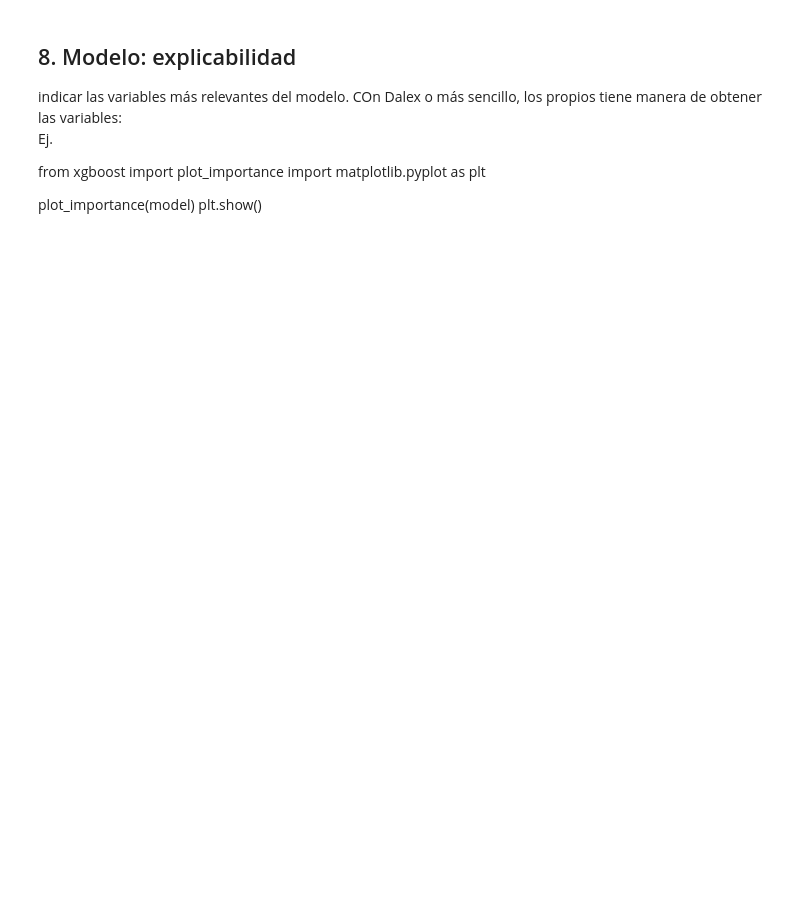
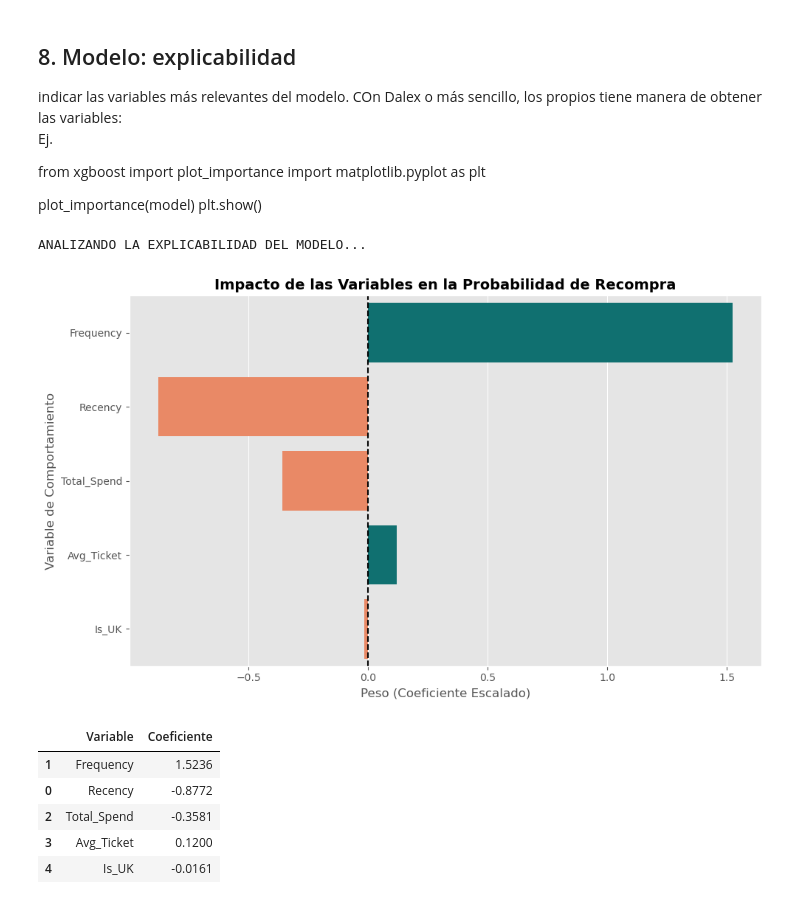
Before and after one commit to Juanjo122001/proyectoML, a Jupyter notebook: online_retail_II_EDA-basic.ipynb, the cells around one changed output. Drawn from its saved outputs; the diff is of its cells as text; code cells hidden in the pictures; blank space fills up the shorter version.

Commit message:
Cuarto Commit: Finalización Notebook

```diff
--- a/online_retail_II_EDA-basic.ipynb
+++ b/online_retail_II_EDA-basic.ipynb
@@ -329,0 +375,4 @@ Estrategia:
+# %%
+# Paso 6: Preparamos los datos para el modelo (X = características, y = objetivo)
+X = rfm_model[['Recency', 'Frequency', 'Total_Spend', 'Avg_Ticket', 'Is_UK']]
+y = rfm_model['Repurchased']
@@ -340,3 +521,52 @@ import matplotlib.pyplot as plt
 
 plot_importance(model)
 plt.show()
+# %%
+# ---------------------------------------------------------
+# 8. EXPLICABILIDAD DEL MODELO: IMPACTO DE LAS VARIABLES EN LA PROBABILIDAD DE RECOMPRA
+# ---------------------------------------------------------
+
+print("ANALIZANDO LA EXPLICABILIDAD DEL MODELO...")
+
+# 1. Extraemos los coeficientes del modelo de Regresión Logística
+# (Si usaste la búsqueda aleatoria, log_reg ya es tu mejor modelo)
+coeficientes = log_reg.coef_[0]
+nombres_variables = X.columns
+
+# 2. Creamos un DataFrame para ordenar las variables por su impacto real (valor absoluto)
+importancia_df = pd.DataFrame({
+    'Variable': nombres_variables,
+    'Coeficiente': coeficientes,
+    'Importancia_Absoluta': abs(coeficientes)
+}).sort_values(by='Importancia_Absoluta', ascending=False)
+
+# 3. Visualización orientada a negocio
+plt.figure(figsize=(10, 6))
+
+# Lógica de colores: Teal (positivo/recompra) vs Coral (negativo/abandono)
+colores = ['teal' if c > 0 else 'coral' for c in importancia_df['Coeficiente']]
+
+sns.barplot(x='Coeficiente', y='Variable', data=importancia_df, palette=colores)
+
+# Ajustes de diseño
+plt.title('Impacto de las Variables en la Probabilidad de Recompra', fontsize=14, fontweight='bold')
+plt.xlabel('Peso (Coeficiente Escalado)', fontsize=12)
+plt.ylabel('Variable de Comportamiento', fontsize=12)
+
+# Añadimos una línea vertical central en el 0 para separar impactos positivos de negativos
+plt.axvline(0, color='black', linestyle='--', linewidth=1.5)
+
+plt.tight_layout()
+plt.show()
+
+# 4. Mostrar la tabla exacta para documentar en el Notebook
+display(importancia_df[['Variable', 'Coeficiente']].round(4))
+# %% [output]
+ANALIZANDO LA EXPLICABILIDAD DEL MODELO...
+[figure, added]
+|  | Variable | Coeficiente |
+| 1 | Frequency | 1.5236 |
+| 0 | Recency | -0.8772 |
+| 2 | Total_Spend | -0.3581 |
+| 3 | Avg_Ticket | 0.1200 |
+| 4 | Is_UK | -0.0161 |
```
Also changed, not shown: parts of 15 cells of this notebook.
